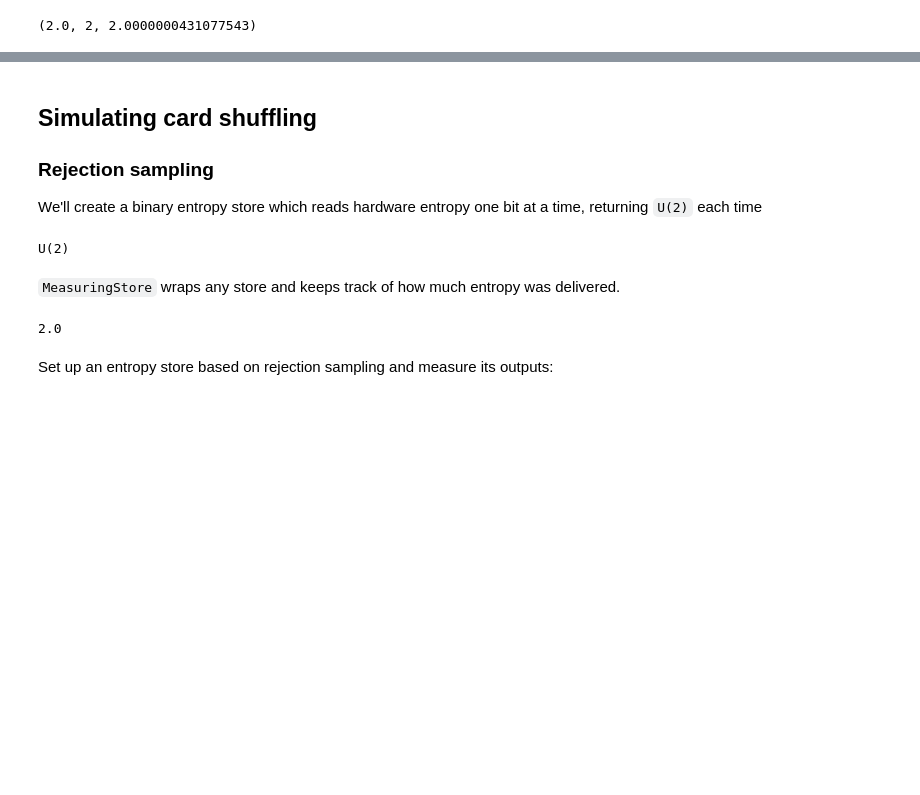
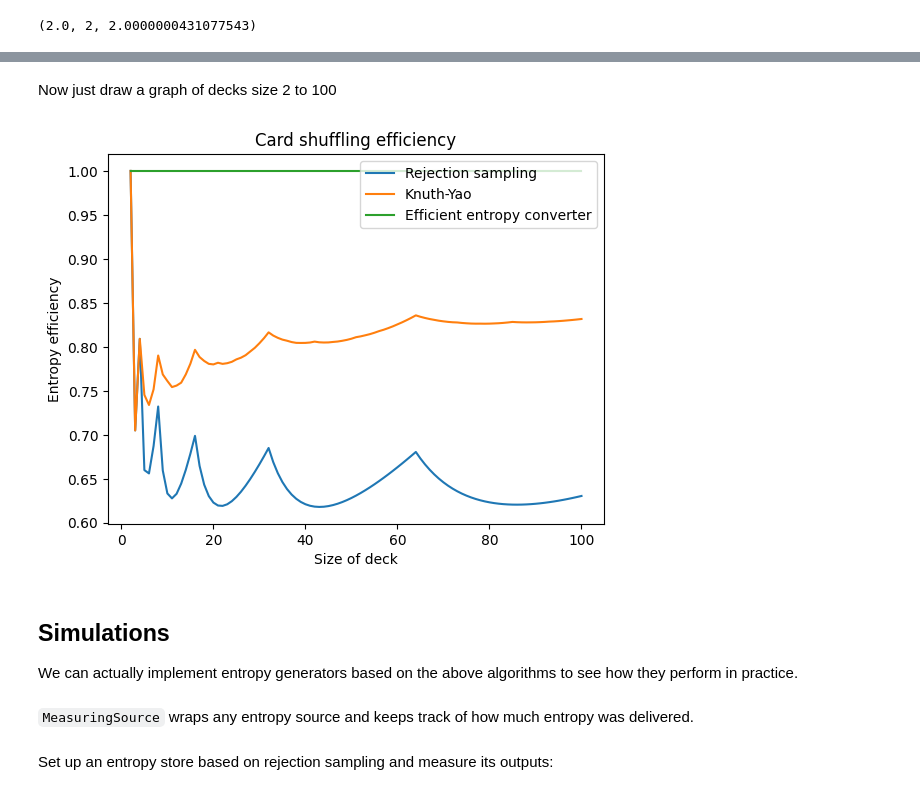
Before and after one commit to calum74/entropy, a Jupyter notebook: entropy.ipynb, the cells around one changed output, grey strips where cells are left out. Saved outputs shown, nothing was run; the diff lists cells and outputs as text; code cells hidden in the pictures; blank space fills up the shorter version.

```diff
--- a/entropy.ipynb
+++ b/entropy.ipynb
@@ -130,0 +133,8 @@ plt.show()
+# %%
+def expected_card_shuffling(n:int, expected) -> float:
+    output = 0
+    input = 0
+    for i in range(2,n+1):
+        output += math.log2(i)
+        input += expected(i)
+    return output, input, output/input
@@ -131,15 +155,29 @@ plt.show()
+# %% [markdown]
+Now just draw a graph of decks size 2 to 100
+# %%
+numbers = range(2,101)
+rs_efficiency = [expected_card_shuffling(n, expected_rejection_sampling)[2] for n in numbers]
+fdr_efficiency = [expected_card_shuffling(n, expected_fast_dice_roller)[2] for n in numbers]
+eec_efficiency = [expected_card_shuffling(n, worst_case_eec)[2] for n in numbers]
+
+plt.clf()
+plt.title('Card shuffling efficiency')
+
+plt.xlabel('Size of deck')
+plt.ylabel('Entropy efficiency')
+plt.plot(numbers, rs_efficiency, label='Rejection sampling')
+plt.plot(numbers, fdr_efficiency, label='Knuth-Yao')
+plt.plot(numbers, eec_efficiency, label='Efficient entropy converter')
+plt.legend(loc='upper right')
+plt.show()
+# %% [output]
+[figure, added]
 # %% [markdown]
-## Simulating card shuffling
+## Simulations
 
-
-### Rejection sampling
-
-We'll create a binary entropy store which reads hardware entropy one bit at a time, returning `U(2)` each time
+We can actually implement entropy generators based on the above algorithms to see how they perform in practice.
 # %%
 bin = BinaryEntropySource()
-bin.get(2)
-# %% [output]
-U(2)
 # %% [markdown]
-`MeasuringStore` wraps any store and keeps track of how much entropy was delivered.
+`MeasuringSource` wraps any entropy source and keeps track of how much entropy was delivered.
 # %%
@@ -147,10 +185,7 @@ measured_input = MeasuringStore(bin)
 # %%
-measured_input.reset()
-measured_input.get(2)
-measured_input.get(2)
-measured_input.entropy
+rs = RejectionSamplingEntropySource(measured_input)
+fdr = FastDiceRollerEntropySource(measured_input)
+eec = EfficientEntropySource(measured_input)
-# %% [output]
-2.0
 # %% [markdown]
 Set up an entropy store based on rejection sampling and measure its outputs:
 # %%
```
Also changed, not shown: parts of 29 cells of this notebook, 2 other files.
